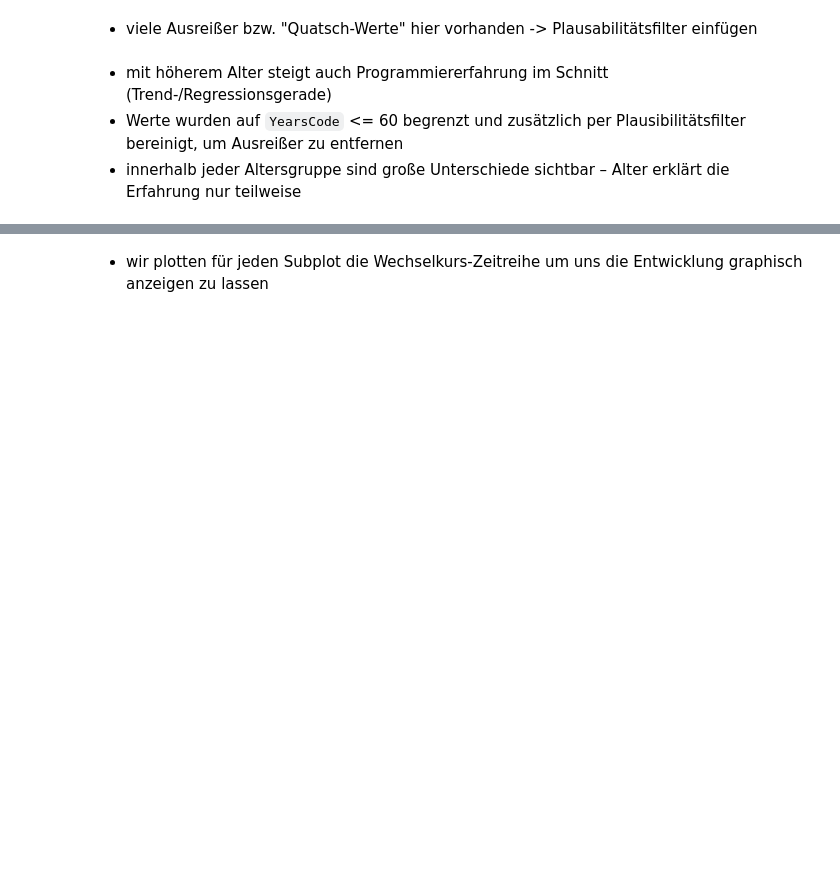
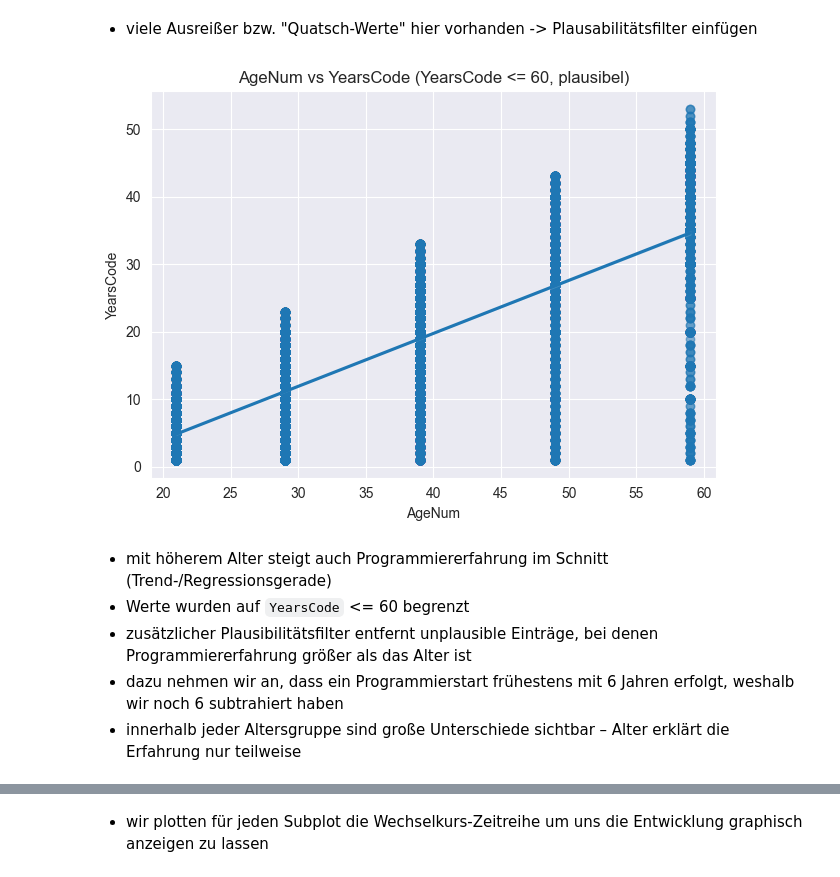
Before and after one commit to Moritz148/data-analytics-project, a Jupyter notebook: Abgaben/4_Feature Engineering_Time Series.ipynb, the cells around one changed output, grey strips where cells are left out. Drawn from its saved outputs; the diff is of its cells as text; code cells hidden in the pictures; blank space fills up the shorter version.

```diff
--- a/Abgaben/4_Feature Engineering_Time Series.ipynb
+++ b/Abgaben/4_Feature Engineering_Time Series.ipynb
@@ -127,20 +154,24 @@ plt.show()
 # %%
 tmp = df[["AgeNum", "YearsCode"]].copy()
 tmp["YearsCode"] = pd.to_numeric(tmp["YearsCode"], errors="coerce")
 tmp = tmp.dropna(subset=["AgeNum", "YearsCode"])
 
 # Plausibilitätsfilter
 tmp = tmp[tmp["YearsCode"] <= 60]
-tmp = tmp[tmp["YearsCode"] <= tmp["AgeNum"]]  # optional, aber sehr sinnvoll
+tmp = tmp[~(tmp["YearsCode"] > (tmp["AgeNum"]-6))]
 
 sns.regplot(data=tmp, x="AgeNum", y="YearsCode", scatter_kws={"alpha": 0.3})
 plt.title("AgeNum vs YearsCode (YearsCode <= 60, plausibel)")
 plt.tight_layout()
 plt.show()
 # df
+# %% [output]
+[figure, added]
 # %% [markdown]
 - mit höherem Alter steigt auch Programmiererfahrung im Schnitt (Trend-/Regressionsgerade)
-- Werte wurden auf `YearsCode` <= 60 begrenzt und zusätzlich per Plausibilitätsfilter bereinigt, um Ausreißer zu entfernen
+- Werte wurden auf `YearsCode` <= 60 begrenzt
+- zusätzlicher Plausibilitätsfilter entfernt unplausible Einträge, bei denen Programmiererfahrung größer als das Alter ist
+- dazu nehmen wir an, dass ein Programmierstart frühestens mit 6 Jahren erfolgt, weshalb wir noch 6 subtrahiert haben
 - innerhalb jeder Altersgruppe sind große Unterschiede sichtbar – Alter erklärt die Erfahrung nur teilweise
 # %%
 tmp = df[["AgeNum", "YearsCode", "ConvertedCompTotal"]].copy()
```
Also changed, not shown: parts of 16 cells of this notebook, 13 other files.
